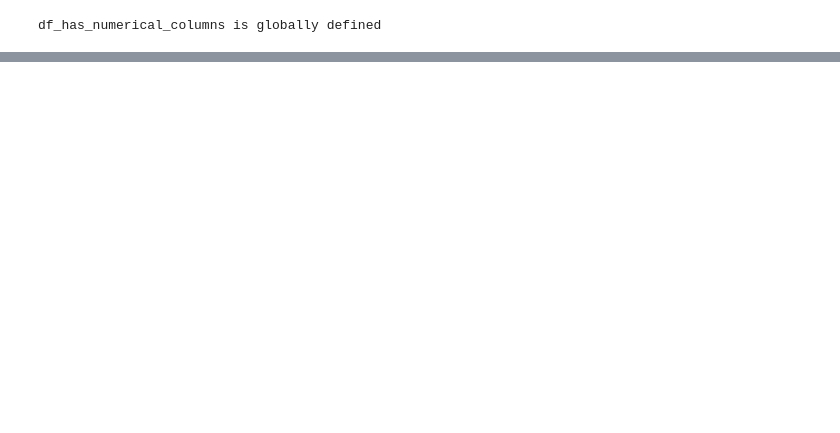
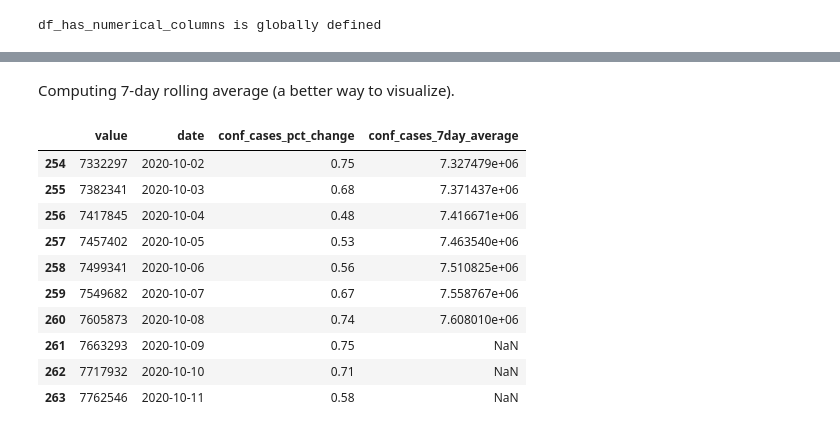
Before and after one commit to lveagithub/barcelonads, a Jupyter notebook: Session_DS_Stats_1/DataTypes.ipynb, the cells around one changed output, grey strips where cells are left out. Saved outputs shown, nothing was run; the diff lists cells and outputs as text; code cells hidden in the pictures; blank space fills up the shorter version.

```diff
--- a/Session_DS_Stats_1/DataTypes.ipynb
+++ b/Session_DS_Stats_1/DataTypes.ipynb
@@ -403,0 +558,2 @@ First 3 rows:
+# %% [markdown]
+<p>Computing 7-day rolling average (a better way to visualize).</p>
@@ -403,0 +562,15 @@ First 3 rows:
+# %%
+df_global_confirmed_country_spec_t['conf_cases_7day_average'] = df_global_confirmed_country_spec_t.value.rolling(7).mean().shift(-3)
+df_global_confirmed_country_spec_t.tail(10)
+# %% [output]
+|  | value | date | conf_cases_pct_change | conf_cases_7day_average |
+| 254 | 7332297 | 2020-10-02 | 0.75 | 7.327479e+06 |
+| 255 | 7382341 | 2020-10-03 | 0.68 | 7.371437e+06 |
+| 256 | 7417845 | 2020-10-04 | 0.48 | 7.416671e+06 |
+| 257 | 7457402 | 2020-10-05 | 0.53 | 7.463540e+06 |
+| 258 | 7499341 | 2020-10-06 | 0.56 | 7.510825e+06 |
+| 259 | 7549682 | 2020-10-07 | 0.67 | 7.558767e+06 |
+| 260 | 7605873 | 2020-10-08 | 0.74 | 7.608010e+06 |
+| 261 | 7663293 | 2020-10-09 | 0.75 | NaN |
+| 262 | 7717932 | 2020-10-10 | 0.71 | NaN |
+| 263 | 7762546 | 2020-10-11 | 0.58 | NaN |
```
Also changed, not shown: parts of 18 cells of this notebook, 2 other files.
